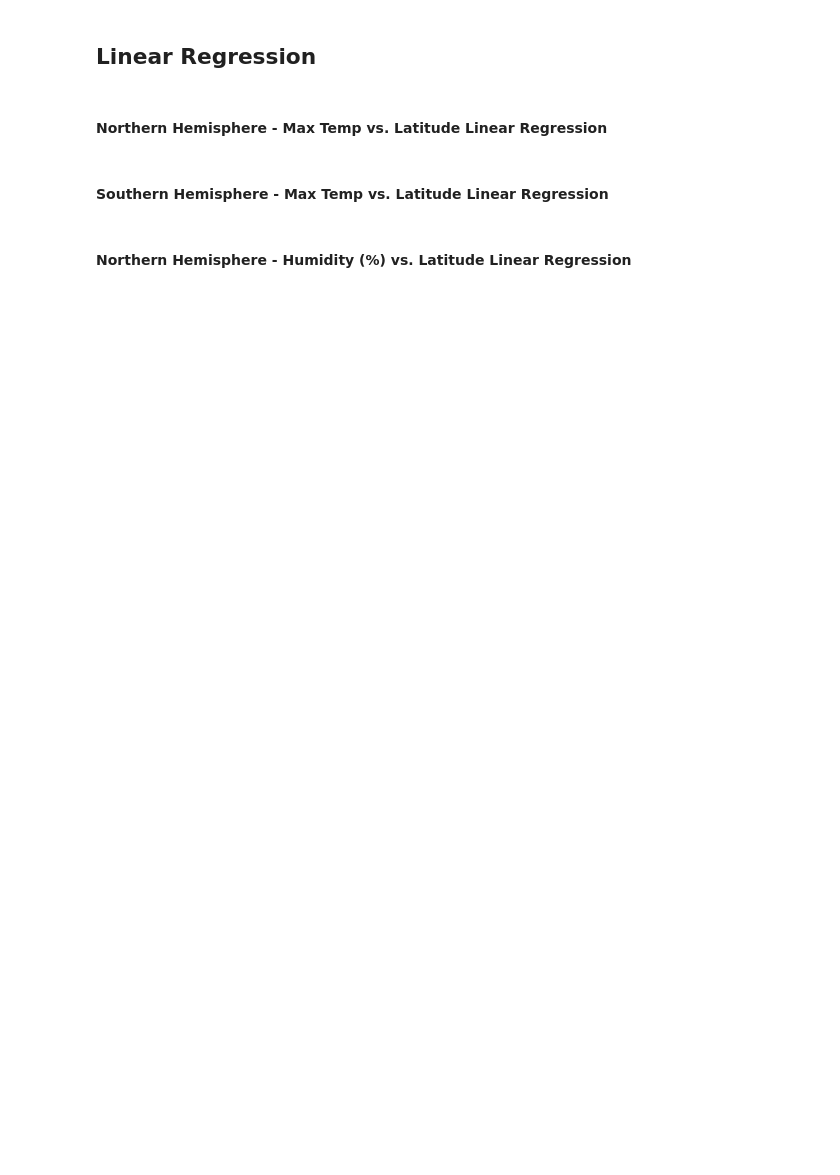
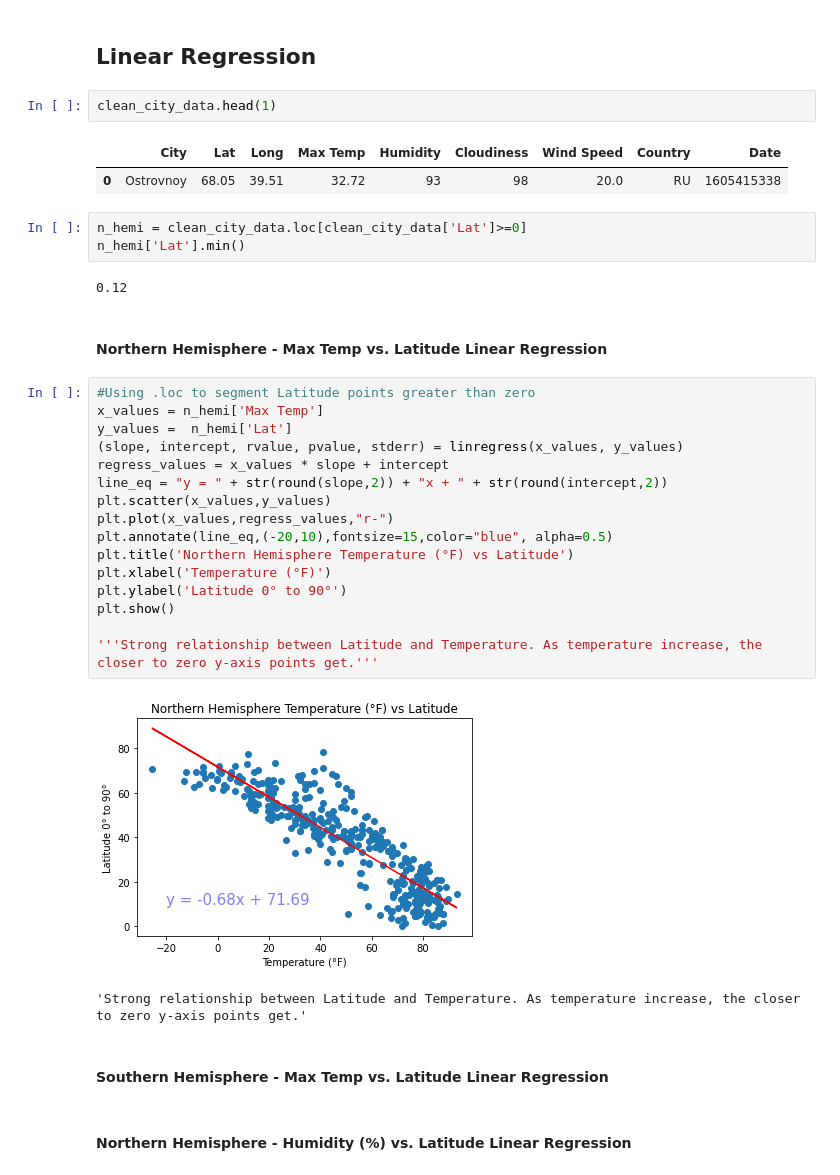
Before and after one commit to PeterGeorgeVlahos/Python-API, a Jupyter notebook: WeatherPy/WeatherPy.ipynb, the cells around one changed output. Saved outputs shown, nothing was run; the diff lists cells and outputs as text; blank space fills up the shorter version.

Commit message:
Working on Linear Regression not complete

```diff
--- a/WeatherPy/WeatherPy.ipynb
+++ b/WeatherPy/WeatherPy.ipynb
@@ -318,7 +321,36 @@ plt.savefig("wind_v_lat.png")
 # %% [markdown]
 ## Linear Regression
+# %%
+clean_city_data.head(1)
+# %% [output]
+|  | City | Lat | Long | Max Temp | Humidity | Cloudiness | Wind Speed | Country | Date |
+| 0 | Ostrovnoy | 68.05 | 39.51 | 32.72 | 93 | 98 | 20.0 | RU | 1605415338 |
+# %%
+n_hemi = clean_city_data.loc[clean_city_data['Lat']>=0]
+n_hemi['Lat'].min()
+# %% [output]
+0.12
 # %% [markdown]
 ####  Northern Hemisphere - Max Temp vs. Latitude Linear Regression
+# %%
+#Using .loc to segment Latitude points greater than zero
+x_values = n_hemi['Max Temp']
+y_values =  n_hemi['Lat']
+(slope, intercept, rvalue, pvalue, stderr) = linregress(x_values, y_values)
+regress_values = x_values * slope + intercept
+line_eq = "y = " + str(round(slope,2)) + "x + " + str(round(intercept,2))
+plt.scatter(x_values,y_values)
+plt.plot(x_values,regress_values,"r-")
+plt.annotate(line_eq,(-20,10),fontsize=15,color="blue", alpha=0.5)
+plt.title('Northern Hemisphere Temperature (°F) vs Latitude')
+plt.xlabel('Temperature (°F)')
+plt.ylabel('Latitude 0° to 90°')
+plt.show()
+
+'''Strong relationship between Latitude and Temperature. As temperature increase, the closer to zero y-axis points get.'''
+# %% [output]
+[figure, added]
+'Strong relationship between Latitude and Temperature. As temperature increase, the closer to zero y-axis points get.'
 # %% [markdown]
 ####  Southern Hemisphere - Max Temp vs. Latitude Linear Regression
 # %% [markdown]
```
Also changed, not shown: parts of 5 cells of this notebook.
